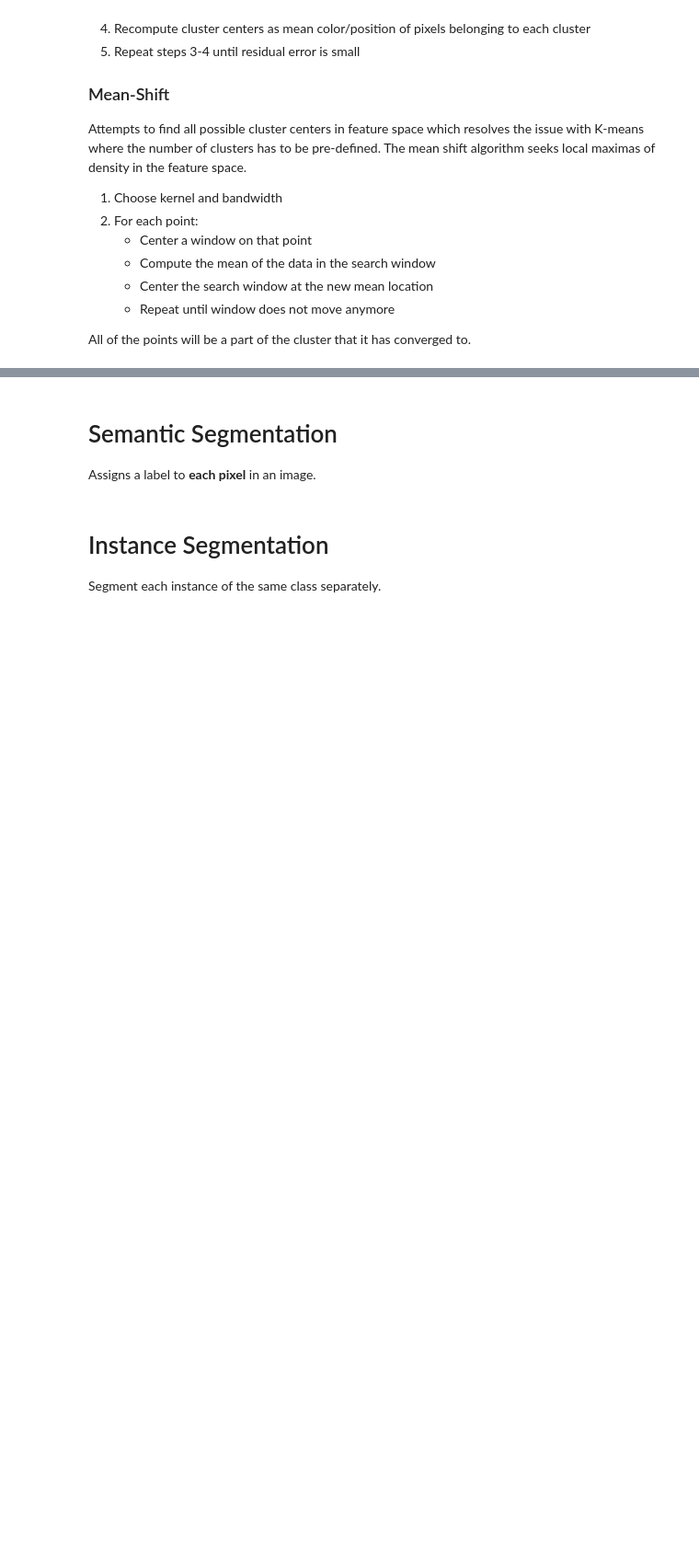
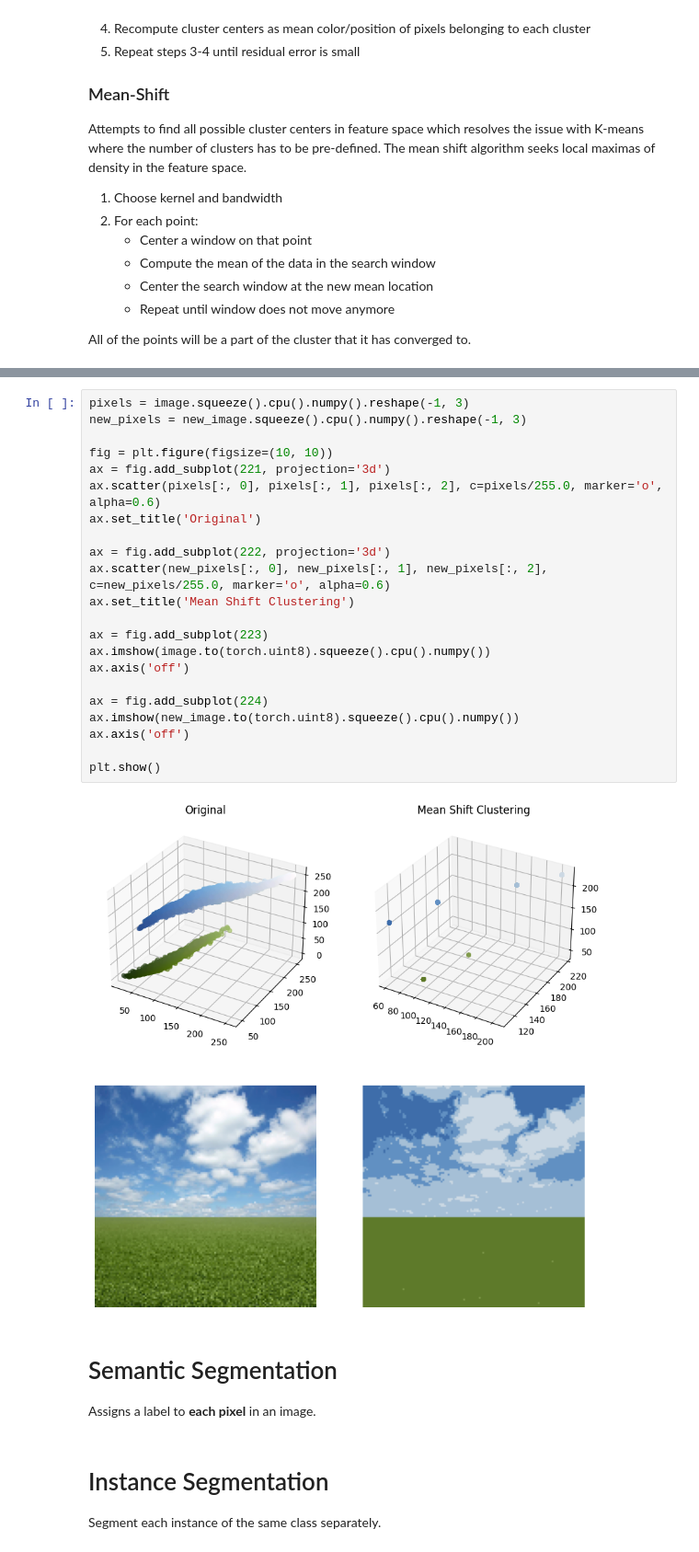
Before and after one commit to DRobinson4105/learning-portfolio, a Jupyter notebook: MachineLearning/ComputerVision/ImageSegmentation.ipynb, the cells around one changed output, grey strips where cells are left out. Shown: that part at 92% size. Saved outputs shown, nothing was run; the diff lists cells and outputs as text; blank space fills up the shorter version.

```diff
--- a/MachineLearning/ComputerVision/ImageSegmentation.ipynb
+++ b/MachineLearning/ComputerVision/ImageSegmentation.ipynb
@@ -118,3 +194,27 @@ All of the points will be a part of the cluster that it has converged to.
+# %%
+pixels = image.squeeze().cpu().numpy().reshape(-1, 3)
+new_pixels = new_image.squeeze().cpu().numpy().reshape(-1, 3)
+
+fig = plt.figure(figsize=(10, 10))
+ax = fig.add_subplot(221, projection='3d')
+ax.scatter(pixels[:, 0], pixels[:, 1], pixels[:, 2], c=pixels/255.0, marker='o', alpha=0.6)
+ax.set_title('Original')
+
+ax = fig.add_subplot(222, projection='3d')
+ax.scatter(new_pixels[:, 0], new_pixels[:, 1], new_pixels[:, 2], c=new_pixels/255.0, marker='o', alpha=0.6)
+ax.set_title('Mean Shift Clustering')
+
+ax = fig.add_subplot(223)
+ax.imshow(image.to(torch.uint8).squeeze().cpu().numpy())
+ax.axis('off')
+
+ax = fig.add_subplot(224)
+ax.imshow(new_image.to(torch.uint8).squeeze().cpu().numpy())
+ax.axis('off')
+
+plt.show()
+# %% [output]
+[figure, added]
 # %% [markdown]
 # Semantic Segmentation
 Assigns a label to **each pixel** in an image.
```
Also changed, not shown: parts of 4 cells of this notebook, 1 other file.
